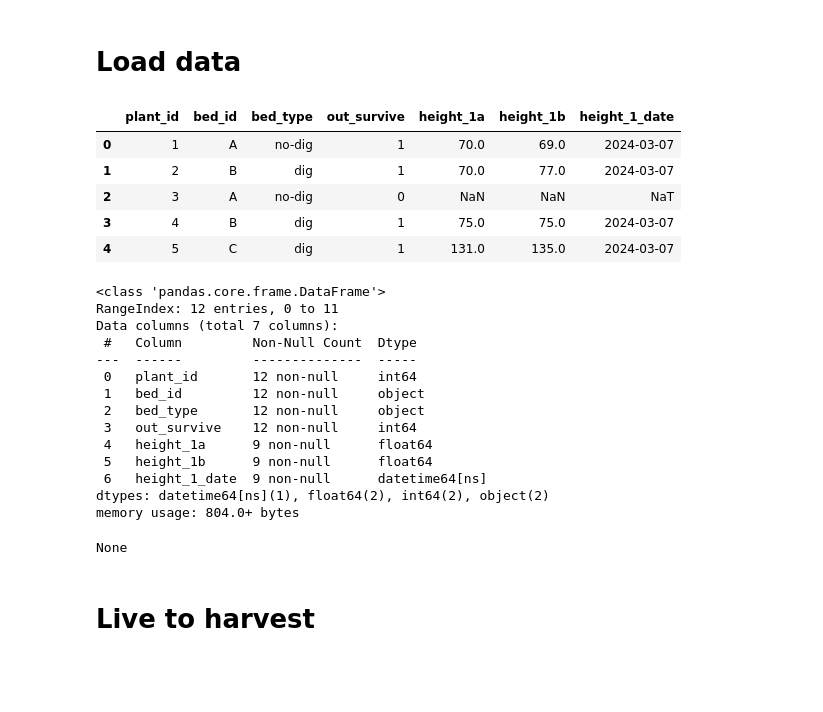
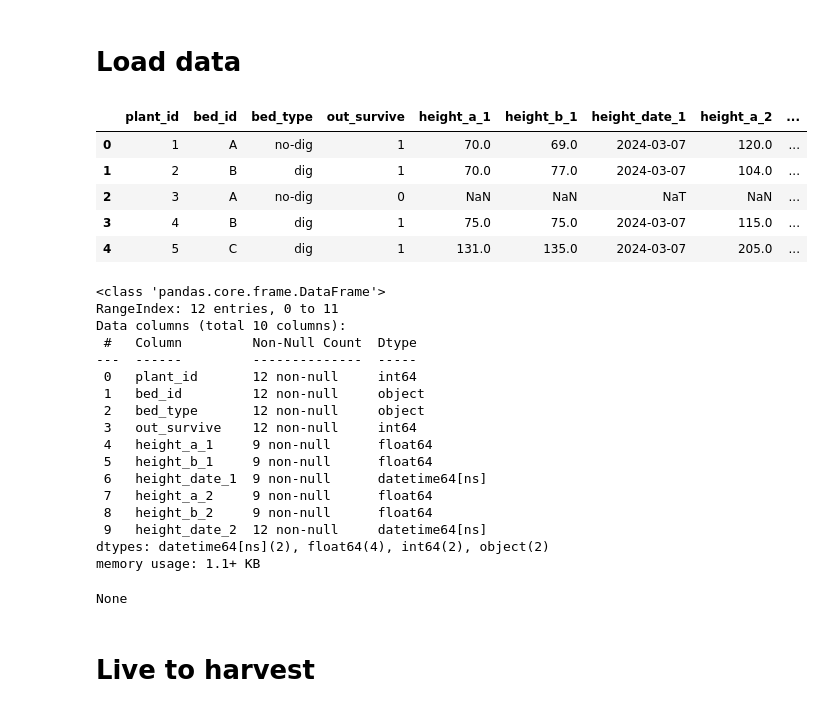
Before and after one commit to Brebbox/ebg, a Jupyter notebook: S1 - No-dig/analysis.ipynb, the cells around one changed output. Drawn from its saved outputs; the diff is of its cells as text; code cells hidden in the pictures; blank space fills up the shorter version.

```diff
--- a/S1 - No-dig/analysis.ipynb
+++ b/S1 - No-dig/analysis.ipynb
@@ -10,31 +10,35 @@ import seaborn as sns
 # %%
 transplantation_date = pd.to_datetime('2024-02-02')
 
 data = pd.read_csv('data.csv')
-data['height_1_date'] = pd.to_datetime(data['height_1_date'], format="%d/%m/%Y")
+data['height_date_1'] = pd.to_datetime(data['height_date_1'], format="%d/%m/%Y")
+data['height_date_2'] = pd.to_datetime(data['height_date_2'], format="%d/%m/%Y")
 display(data.head())
 display(data.info())
 # %% [output]
-|  | plant_id | bed_id | bed_type | out_survive | height_1a | height_1b | height_1_date |
-| 0 | 1 | A | no-dig | 1 | 70.0 | 69.0 | 2024-03-07 |
-| 1 | 2 | B | dig | 1 | 70.0 | 77.0 | 2024-03-07 |
-| 2 | 3 | A | no-dig | 0 | NaN | NaN | NaT |
-| 3 | 4 | B | dig | 1 | 75.0 | 75.0 | 2024-03-07 |
-| 4 | 5 | C | dig | 1 | 131.0 | 135.0 | 2024-03-07 |
+|  | plant_id | bed_id | bed_type | out_survive | height_a_1 | height_b_1 | height_date_1 | height_a_2 | ... |
+| 0 | 1 | A | no-dig | 1 | 70.0 | 69.0 | 2024-03-07 | 120.0 | ... |
+| 1 | 2 | B | dig | 1 | 70.0 | 77.0 | 2024-03-07 | 104.0 | ... |
+| 2 | 3 | A | no-dig | 0 | NaN | NaN | NaT | NaN | ... |
+| 3 | 4 | B | dig | 1 | 75.0 | 75.0 | 2024-03-07 | 115.0 | ... |
+| 4 | 5 | C | dig | 1 | 131.0 | 135.0 | 2024-03-07 | 205.0 | ... |
 <class 'pandas.core.frame.DataFrame'>
 RangeIndex: 12 entries, 0 to 11
-Data columns (total 7 columns):
+Data columns (total 10 columns):
  #   Column         Non-Null Count  Dtype
 ---  ------         --------------  -----
  0   plant_id       12 non-null     int64
  1   bed_id         12 non-null     object
  2   bed_type       12 non-null     object
  3   out_survive    12 non-null     int64
- 4   height_1a      9 non-null      float64
- 5   height_1b      9 non-null      float64
- 6   height_1_date  9 non-null      datetime64[ns]
-dtypes: datetime64[ns](1), float64(2), int64(2), object(2)
-memory usage: 804.0+ bytes
+ 4   height_a_1     9 non-null      float64
+ 5   height_b_1     9 non-null      float64
+ 6   height_date_1  9 non-null      datetime64[ns]
+ 7   height_a_2     9 non-null      float64
+ 8   height_b_2     9 non-null      float64
+ 9   height_date_2  12 non-null     datetime64[ns]
+dtypes: datetime64[ns](2), float64(4), int64(2), object(2)
+memory usage: 1.1+ KB
 None
 # %% [markdown]
 # Live to harvest
```
Also changed, not shown: parts of 11 cells of this notebook, 1 other file.
